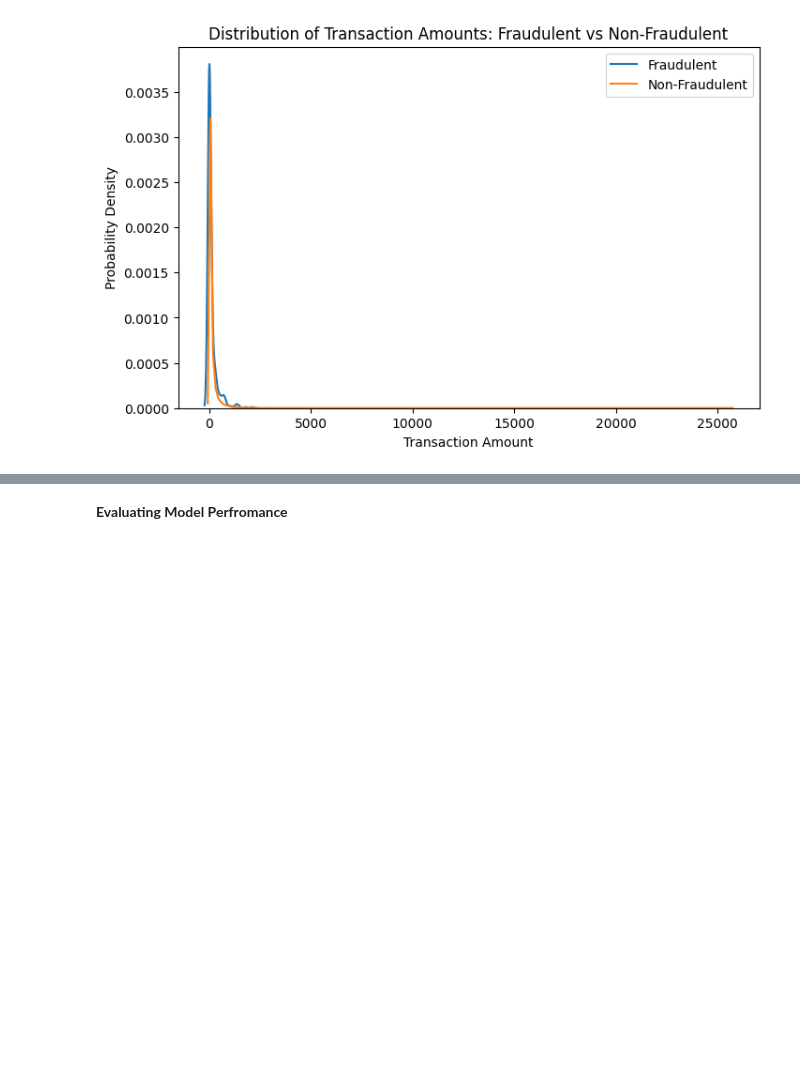
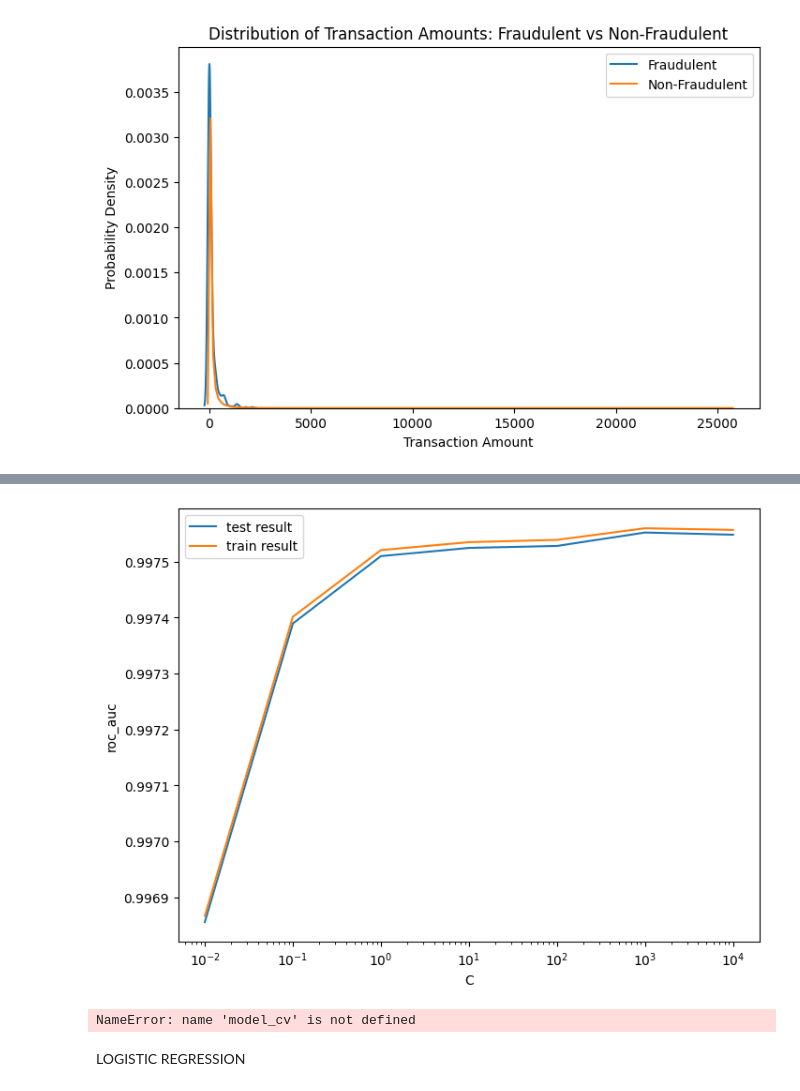
Before and after one commit to Malikshemi3344/datascienceproject, a Jupyter notebook: datascience_project.ipynb, the cells around one changed output, grey strips where cells are left out. Drawn from its saved outputs; the diff is of its cells as text; code cells hidden in the pictures; blank space fills up the shorter version.

```diff
--- a/datascience_project.ipynb
+++ b/datascience_project.ipynb
@@ -273,0 +267,12 @@ synthetic samples saved to'resampled_creditcard_fraud.csv'
+# %%
+# Initial resampling using SMOTE
+desired_samples_class_1 = 90000
+
+# Apply SMOTE to handle class imbalance
+smote = SMOTE(sampling_strategy={1: desired_samples_class_1}, random_state=42)
+X_train_smote, y_train_smote = smote.fit_resample(X_train, y_train)
+
+# Check the number of samples
+print("Original training samples:", len(X_train))
+print("Synthetic samples generated for class 1:", len(X_train_smote)-len(X_train))
+print("Total samples in combined training dataset:", len(X_train_smote))
@@ -273,0 +329,16 @@ synthetic samples saved to'resampled_creditcard_fraud.csv'
+# %%
+# Creating KFold object with 5 splits
+folds = KFold(n_splits=5, shuffle=True, random_state=4)
+
+# Specify parameter values
+params = {"C": [0.01, 0.1, 1, 10, 100, 1000,10000]}
+
+#Setting the scoring metric to recall
+logistic_regression_cv = GridSearchCV(estimator = LogisticRegression(),
+                        param_grid = params,
+                        scoring= 'roc_auc',
+                        cv = folds,
+                        verbose = 1,
+                        return_train_score=True)
+
+logistic_regression_cv.fit(X_train_smote_scaled, y_train_smote)
@@ -273,0 +351,4 @@ synthetic samples saved to'resampled_creditcard_fraud.csv'
+# %%
+#the results
+cv_results = pd.DataFrame(logistic_regression_cv.cv_results_)
+cv_results
@@ -274 +365,23 @@ synthetic samples saved to'resampled_creditcard_fraud.csv'
+# %%
+# plot of C versus train and validation scores
+plt.figure(figsize=(8, 6))
+plt.plot(cv_results['param_C'], cv_results['mean_test_score'])
+plt.plot(cv_results['param_C'], cv_results['mean_train_score'])
+plt.xlabel('C')
+plt.ylabel('roc_auc')
+plt.legend(['test result', 'train result'], loc='upper left')
+plt.xscale('log')
+# %% [output]
+[figure, added]
+# %%
+# Best score with best C
+best_score =logistic_regression_cv.best_score_
+best_C = model_cv.best_params_['C']
+
+print(" The highest test roc_auc is {0} at C = {1}".format(best_score, best_C))
+# %% [output]
+NameError: name 'model_cv' is not defined
+# %% [markdown]
+
+LOGISTIC REGRESSION
 # %%
@@ -299,2 +406,0 @@ y_pred_prob = log_reg.predict_proba(X_test_scaled)[:,1]
-# %% [markdown]
-**Evaluating Model Perfromance**
```
Also changed, not shown: parts of 26 cells of this notebook.
